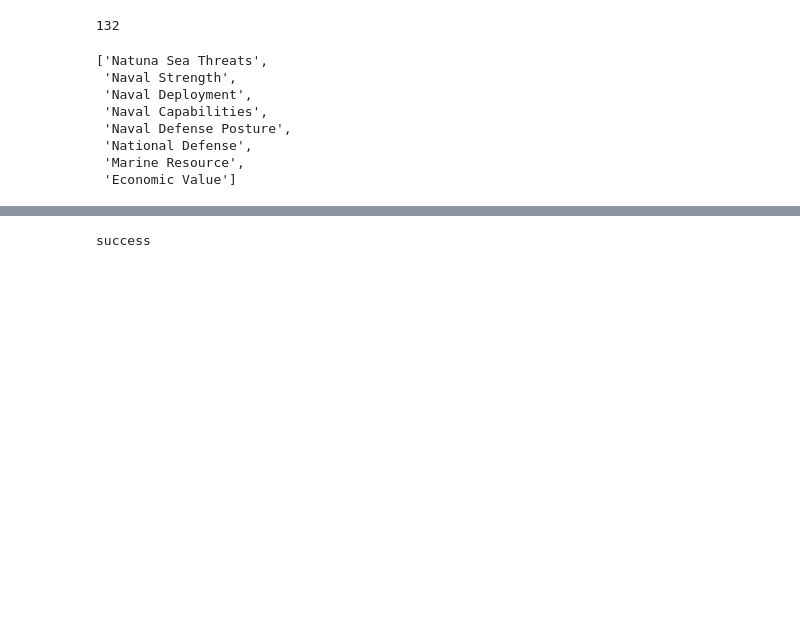
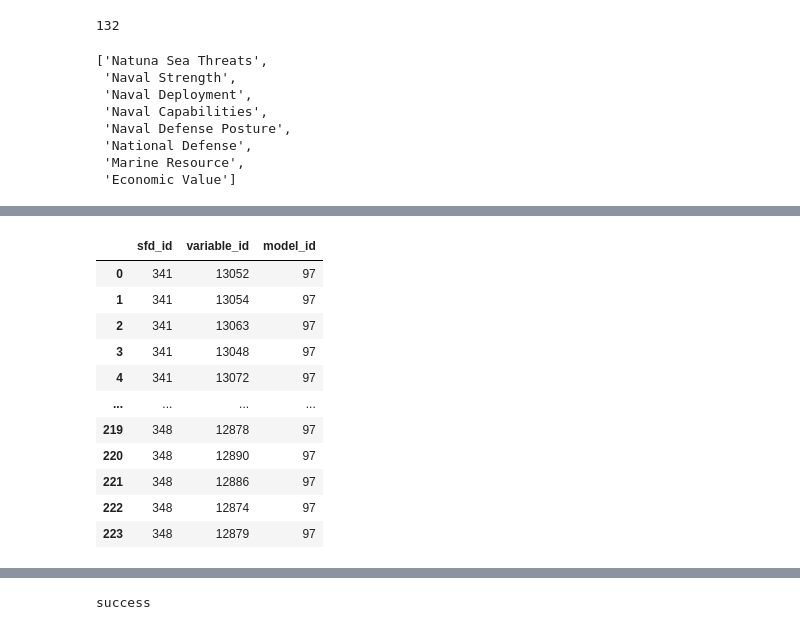
Before and after one commit to farrelarrizal/natuna-app, a Jupyter notebook: public/python/read-vensim.ipynb, the cells around one changed output, grey strips where cells are left out. Drawn from its saved outputs; the diff is of its cells as text; code cells hidden in the pictures; blank space fills up the shorter version.

```diff
--- a/public/python/read-vensim.ipynb
+++ b/public/python/read-vensim.ipynb
@@ -260,0 +276,7 @@ get_sfd(file_name, model_id)
+# %%
+def get_sfd_id(model_id):
+    query = f"SELECT id, name FROM sfd WHERE model_id = {model_id}"
+    result = execute_query(query)
+    return result
+
+get_sfd_id(97)
@@ -260,0 +292,7 @@ get_sfd(file_name, model_id)
+# %%
+def get_variable_id(model_id):
+    query = f"SELECT id, name FROM variables WHERE model_id = {model_id}"
+    result = execute_query(query)
+    return result
+
+get_variable_id(98)
@@ -260,0 +317,3 @@ get_sfd(file_name, model_id)
+# %%
+ sfd_ids = get_sfd_id(model_id)
+ dict(sfd_ids)
@@ -260,0 +330,66 @@ get_sfd(file_name, model_id)
+# %%
+import pandas as pd
+
+def get_sfd(file_name, model_id):
+    try:
+        model = load_raw(file_name).split('********************************************************')[-1].split('*')
+        print(model)
+        # Handle last model section
+        if model:
+            temp = model[-1].split('///---\\\n')[0]
+            model[-1] = temp
+
+        number_of_sfd = 0
+        all_sfd_variables = []
+
+        # Load data from the database
+        sfd_ids = dict(get_sfd_id(model_id))
+        variable_ids = dict(get_variable_id(model_id))
+
+        df_sfd = pd.DataFrame(sfd_ids.items(), columns=['id', 'name'])
+        df_variable = pd.DataFrame(variable_ids.items(), columns=['id', 'name'])
+
+        for m in model:
+            number_of_sfd += 1
+            sfd_name = m.split('\n')[0].strip()
+            sfd_variables = []
+            variables = m.split('\n')
+
+            for variable in variables:
+                # Handle exceptions and extract valid variable names
+                try:
+                    if variable.startswith('10'):
+                        variable_name = variable.split(',')[2].strip()
+                        if variable_name and variable_name[0].isalpha():  # Check if valid string
+                            sfd_variables.append(variable_name)
+                except IndexError:
+                    continue  # Skip if index issues arise
+
+            # Add extracted variables to the list
+            for variable in sfd_variables:
+                all_sfd_variables.append({
+                    'sfd_name': sfd_name,
+                    'variable': variable.strip(),
+                    'model_id': model_id,
+                })
+
+        # Create dataframe for the final result
+        df = pd.DataFrame(all_sfd_variables)
+
+        # Perform merging outside of the loop for efficiency
+        if not df.empty:
+            df = df.merge(df_sfd, left_on='sfd_name', right_on='name', how='inner')
+            df = df.merge(df_variable, left_on='variable', right_on='name', how='inner')
+            df = df[['id_x', 'id_y', 'model_id']]
+            df.columns = ['sfd_id', 'variable_id', 'model_id']
+
+        return df
+    except Exception as e:
+        print(f"An error occurred: {e}")
+        # show the error
+
+        return pd.DataFrame()  # Return an empty dataframe on error
+
+# Call the function
+get_sfd(file_name, model_id)
+# %% [output]
@@ -260,0 +397,12 @@ get_sfd(file_name, model_id)
+|  | sfd_id | variable_id | model_id |
+| 0 | 341 | 13052 | 97 |
+| 1 | 341 | 13054 | 97 |
+| 2 | 341 | 13063 | 97 |
+| 3 | 341 | 13048 | 97 |
+| 4 | 341 | 13072 | 97 |
+| ... | ... | ... | ... |
+| 219 | 348 | 12878 | 97 |
+| 220 | 348 | 12890 | 97 |
+| 221 | 348 | 12886 | 97 |
+| 222 | 348 | 12874 | 97 |
+| 223 | 348 | 12879 | 97 |
```
Also changed, not shown: parts of 15 cells of this notebook, 18 other files.
